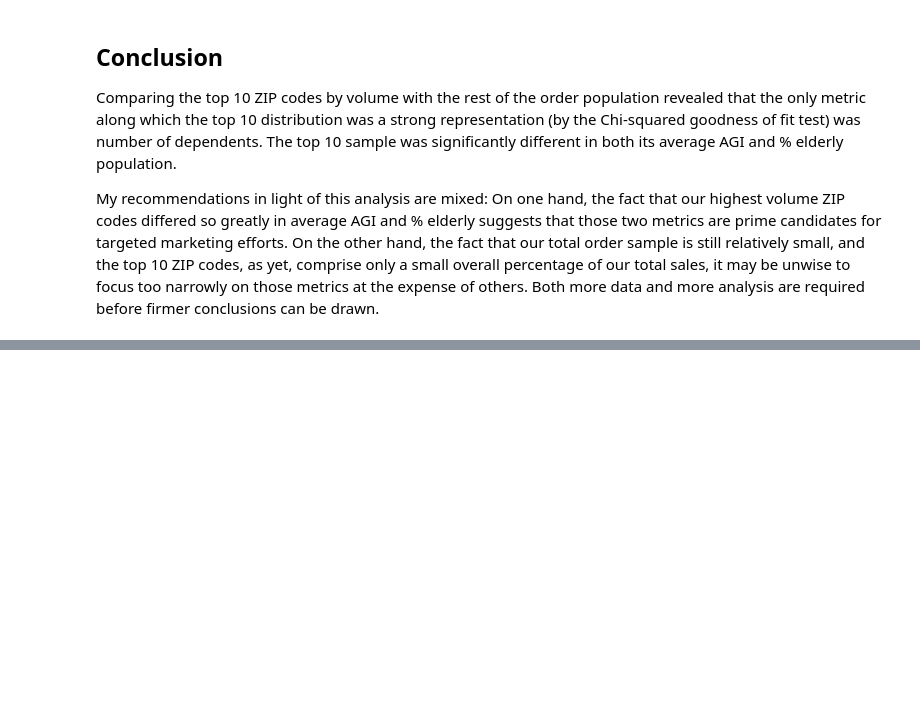
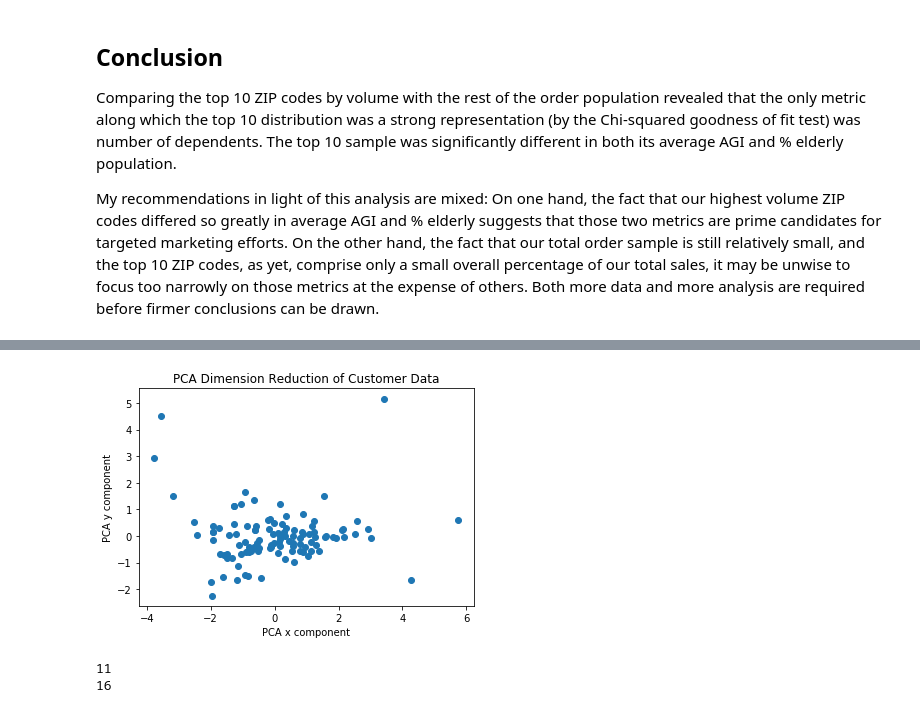
Before and after one commit to ealong/Springboard-Capstone1, a Jupyter notebook: capstone1.ipynb, the cells around one changed output, grey strips where cells are left out. Saved outputs shown, nothing was run; the diff lists cells and outputs as text; code cells hidden in the pictures; blank space fills up the shorter version.

```diff
--- a/capstone1.ipynb
+++ b/capstone1.ipynb
@@ -698,0 +864,17 @@ My recommendations in light of this analysis are mixed: On one hand, the fact th
+# %%
+#Looks like 4 components making significant contributions... but let's reduce to 2 for ease of visualization
+pca2 = PCA(n_components=2)
+reduced_cm = pca2.fit_transform(scaled_cm)
+
+df_pca = pd.DataFrame()
+df_pca['Order_ID'] = cluster_df['amazon-order-id']
+df_pca['pca_x'] = reduced_cm[:,0]
+df_pca['pca_y'] = reduced_cm[:,1]
+
+plt.scatter('pca_x', 'pca_y', data=df_pca)
+plt.xlabel('PCA x component')
+plt.ylabel('PCA y component')
+plt.title('PCA Dimension Reduction of Customer Data')
+plt.show() #No visually discernable clusters w/ 2 components...
+# %% [output]
+[figure, added]
@@ -698,0 +884,10 @@ My recommendations in light of this analysis are mixed: On one hand, the fact th
+# %%
+# Affinity Propagation
+aff_cluster = AffinityPropagation().fit(cluster_matrix)
+print(len(aff_cluster.cluster_centers_[:,0])) #11 clusters for unscaled data
+
+aff_cluster2 = AffinityPropagation().fit(scaled_cm)
+print(len(aff_cluster2.cluster_centers_[:,0])) #16 clusters for scaled data
+# %% [output]
+11
+16
```
Also changed, not shown: parts of 27 cells of this notebook.
